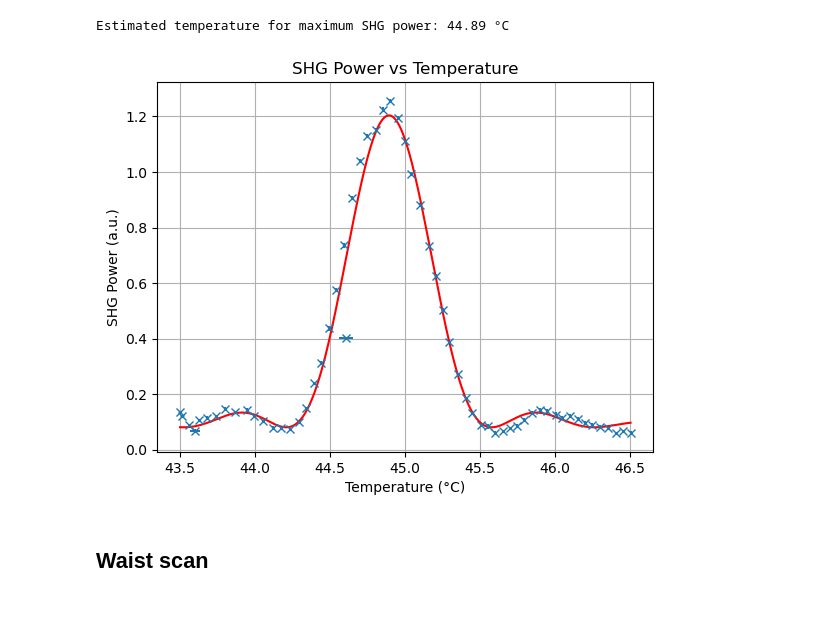
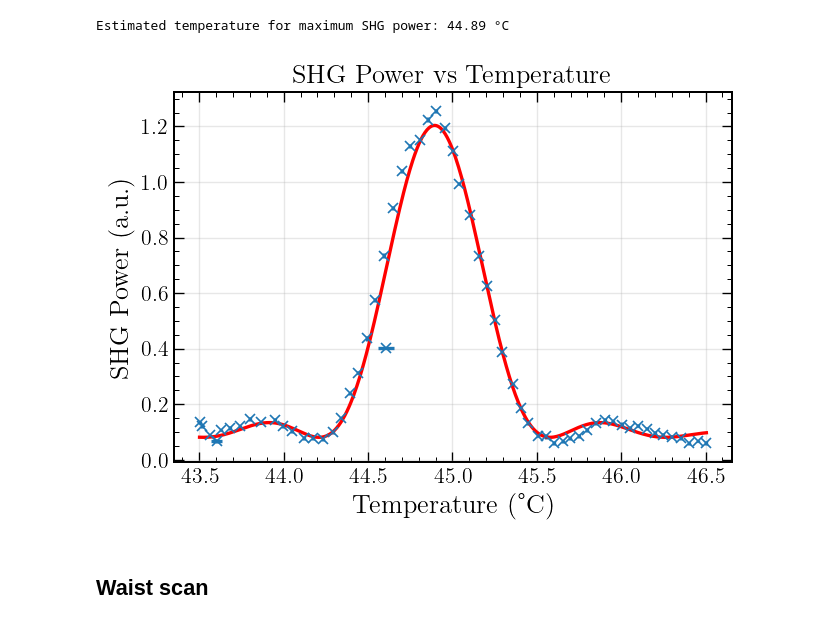
Before and after one commit to eq15t-panda/PANDAManager, a Jupyter notebook: plots_shg.ipynb, the cells around one changed output. Drawn from its saved outputs; the diff is of its cells as text; code cells hidden in the pictures.

```diff
--- a/plots_shg.ipynb
+++ b/plots_shg.ipynb
@@ -87,15 +89,17 @@ print(f"Estimated temperature for maximum SHG power: {T_fit_max:.2f} °C")
 # %% [output]
 Estimated temperature for maximum SHG power: 44.89 °C
 # %%
+set_plot_style()
+
 plt.errorbar(list_T, list_P , xerr=list_Terr, yerr=list_Perr, fmt='x', label='data')
 plt.plot(Tfit, qpm_fit(Tfit, *popt), 'r-', label='fit')
 plt.xlabel('Temperature (°C)')
 plt.ylabel('SHG Power (a.u.)')
 plt.title('SHG Power vs Temperature')
 plt.grid()
 plt.show()
 # %% [output]
-[figure, old version]
+[figure, new version]
 # %% [markdown]
 ## Waist scan
 # %%
```
Also changed, not shown: parts of 2 cells of this notebook, 2 other files.
